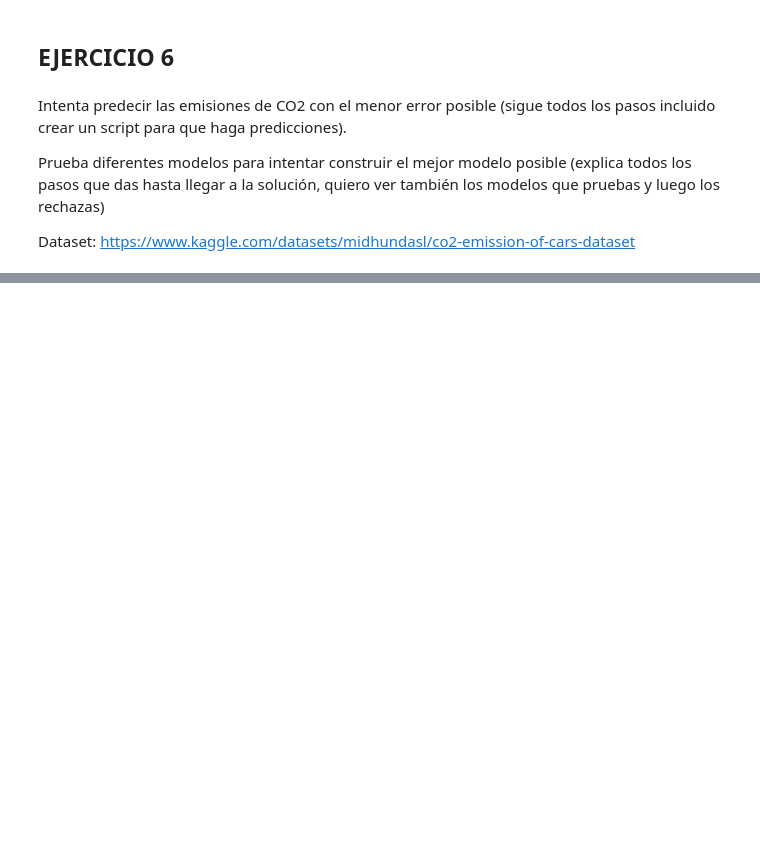
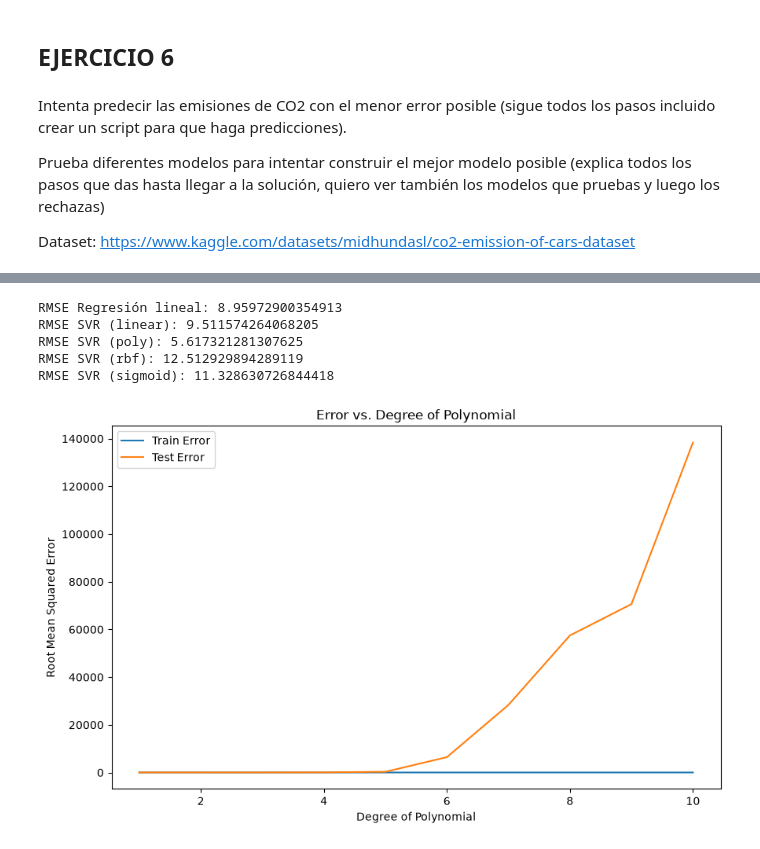
Before and after one commit to Raumeco/IABD-SAPA-Aprendizaje_supervisado, a Jupyter notebook: ejercicios/2_11Ejercicios.ipynb, the cells around one changed output, grey strips where cells are left out. Saved outputs shown, nothing was run; the diff lists cells and outputs as text; code cells hidden in the pictures; blank space fills up the shorter version.

```diff
--- a/ejercicios/2_11Ejercicios.ipynb
+++ b/ejercicios/2_11Ejercicios.ipynb
@@ -595,0 +602,49 @@ None
+# %%
+# Entrenar distintos modelos
+pipeline_lr_co2 = make_pipeline(
+    preprocessing,
+    LinearRegression()
+)
+pipeline_lr_co2.fit(X_co2_train, y_co2_train)
+predicciones_co2_lr = pipeline_lr_co2.predict(X_co2_test)
+rmse_co2_lr = root_mean_squared_error(y_co2_test, predicciones_co2_lr)
+print(f"RMSE Regresión lineal: {rmse_co2_lr}")
+
+for kernel in ["linear", "poly", "rbf", "sigmoid"]:
+    pipeline_svr_co2 = make_pipeline(
+        preprocessing,
+        SVR(kernel=kernel)
+    )
+    pipeline_svr_co2.fit(X_co2_train, y_co2_train)
+    predicciones_co2_svr = pipeline_svr_co2.predict(X_co2_test)
+    rmse_co2_svr = root_mean_squared_error(y_co2_test, predicciones_co2_svr)
+    print(f"RMSE SVR ({kernel}): {rmse_co2_svr}")
+
+degrees = range(1, 11)
+train_co2_errors = []
+test_co2_errors = []
+
+for degree in degrees:
+    model=make_pipeline(preprocessing, PolynomialFeatures(degree=degree, include_bias=False), LinearRegression())
+    model.fit(X_co2_train, y_co2_train)
+    y_co2_train_pred = model.predict(X_co2_train)
+    y_co2_test_pred = model.predict(X_co2_test)
+    train_co2_error=root_mean_squared_error(y_co2_train, y_co2_train_pred)
+    test_co2_error=root_mean_squared_error(y_co2_test, y_co2_test_pred)
+    train_co2_errors.append(train_co2_error)
+    test_co2_errors.append(test_co2_error)
+plt.figure(figsize=(10, 6))
+plt.plot(degrees, train_co2_errors, label='Train Error')
+plt.plot(degrees, test_co2_errors, label='Test Error')
+plt.xlabel('Degree of Polynomial')
+plt.ylabel('Root Mean Squared Error')
+plt.title('Error vs. Degree of Polynomial')
+plt.legend()
+plt.show()
+# %% [output]
+RMSE Regresión lineal: 8.95972900354913
+RMSE SVR (linear): 9.511574264068205
+RMSE SVR (poly): 5.617321281307625
+RMSE SVR (rbf): 12.512929894289119
+RMSE SVR (sigmoid): 11.328630726844418
+[figure, added]
```
Also changed, not shown: parts of 7 cells of this notebook.
